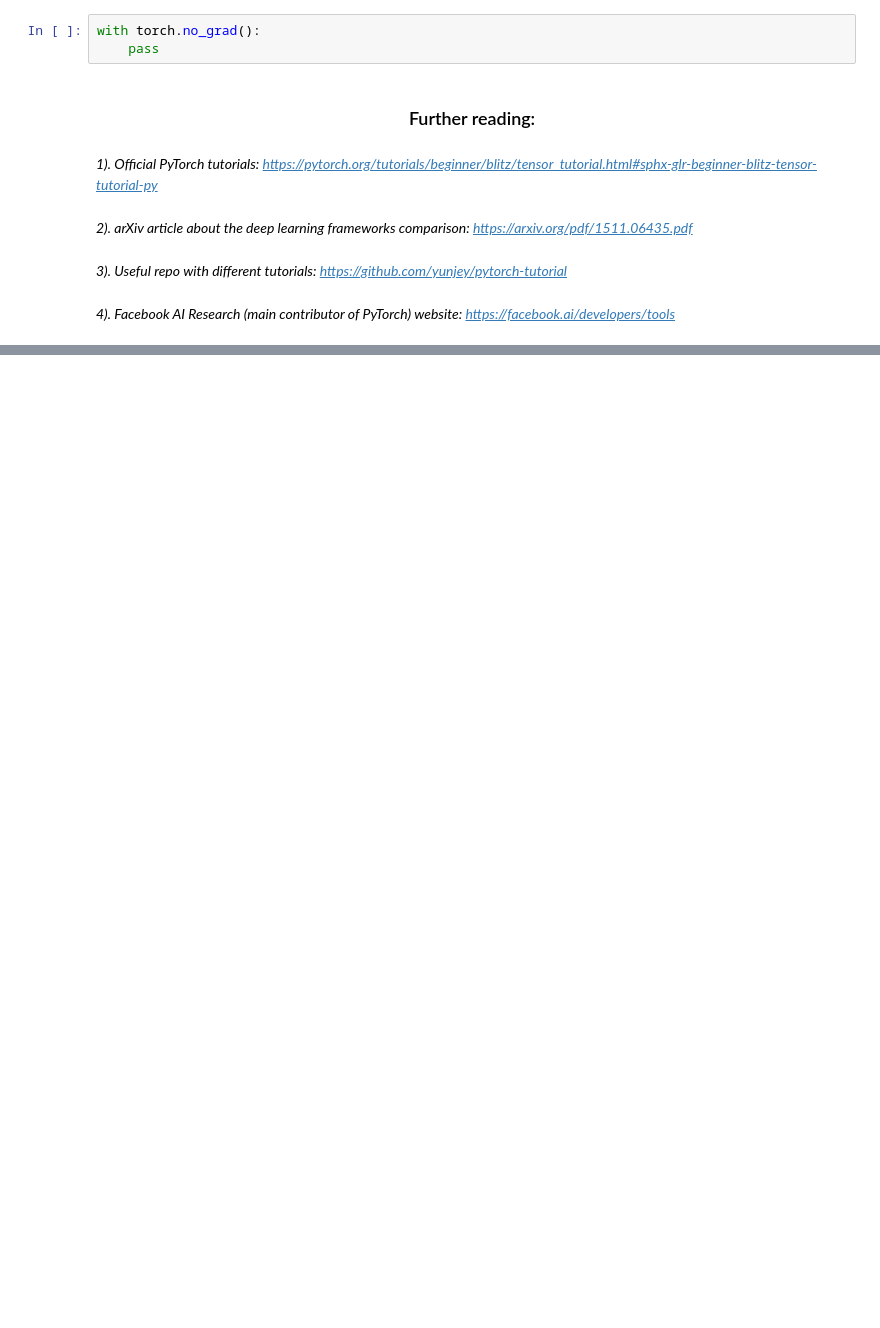
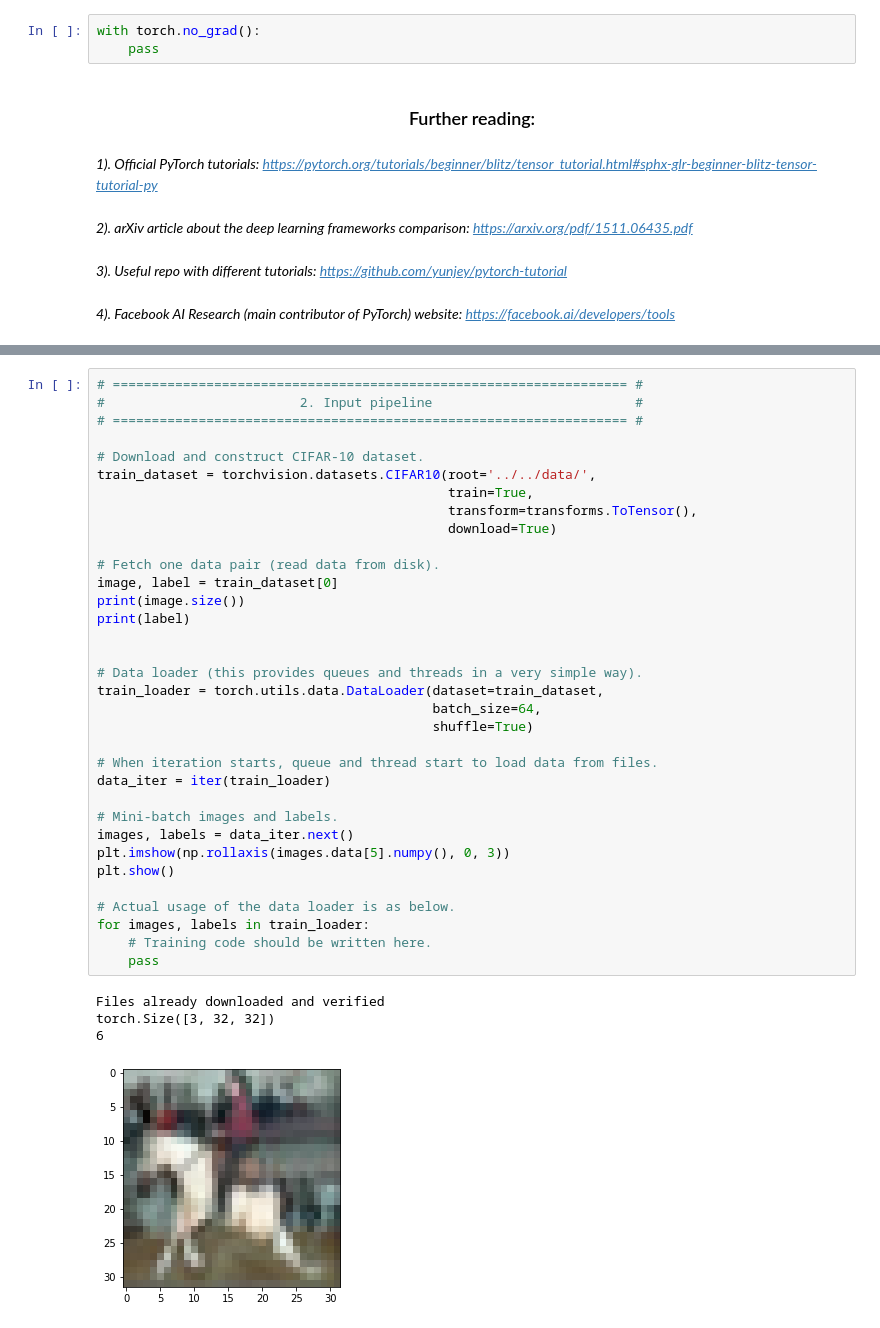
Before and after one commit to julichitai/learning_NN, a Jupyter notebook: mipt_[seminar]pytorch_basics.ipynb, the cells around one changed output, grey strips where cells are left out. Cells and saved outputs as stored; diff of their text form; blank space fills up the shorter version.

Commit message:
add basic torch modeling

```diff
--- a/mipt_[seminar]pytorch_basics.ipynb
+++ b/mipt_[seminar]pytorch_basics.ipynb
@@ -1026,0 +1091,39 @@ with torch.no_grad():
+# %%
+# ================================================================== #
+#                         2. Input pipeline                          #
+# ================================================================== #
+
+# Download and construct CIFAR-10 dataset.
+train_dataset = torchvision.datasets.CIFAR10(root='../../data/',
+                                             train=True,
+                                             transform=transforms.ToTensor(),
+                                             download=True)
+
+# Fetch one data pair (read data from disk).
+image, label = train_dataset[0]
+print(image.size())
+print(label)
+
+
+# Data loader (this provides queues and threads in a very simple way).
+train_loader = torch.utils.data.DataLoader(dataset=train_dataset,
+                                           batch_size=64,
+                                           shuffle=True)
+
+# When iteration starts, queue and thread start to load data from files.
+data_iter = iter(train_loader)
+
+# Mini-batch images and labels.
+images, labels = data_iter.next()
+plt.imshow(np.rollaxis(images.data[5].numpy(), 0, 3))
+plt.show()
+
+# Actual usage of the data loader is as below.
+for images, labels in train_loader:
+    # Training code should be written here.
+    pass
+# %% [output]
+Files already downloaded and verified
+torch.Size([3, 32, 32])
+6
+[figure, added]
```
Also changed, not shown: parts of 6 cells of this notebook.
